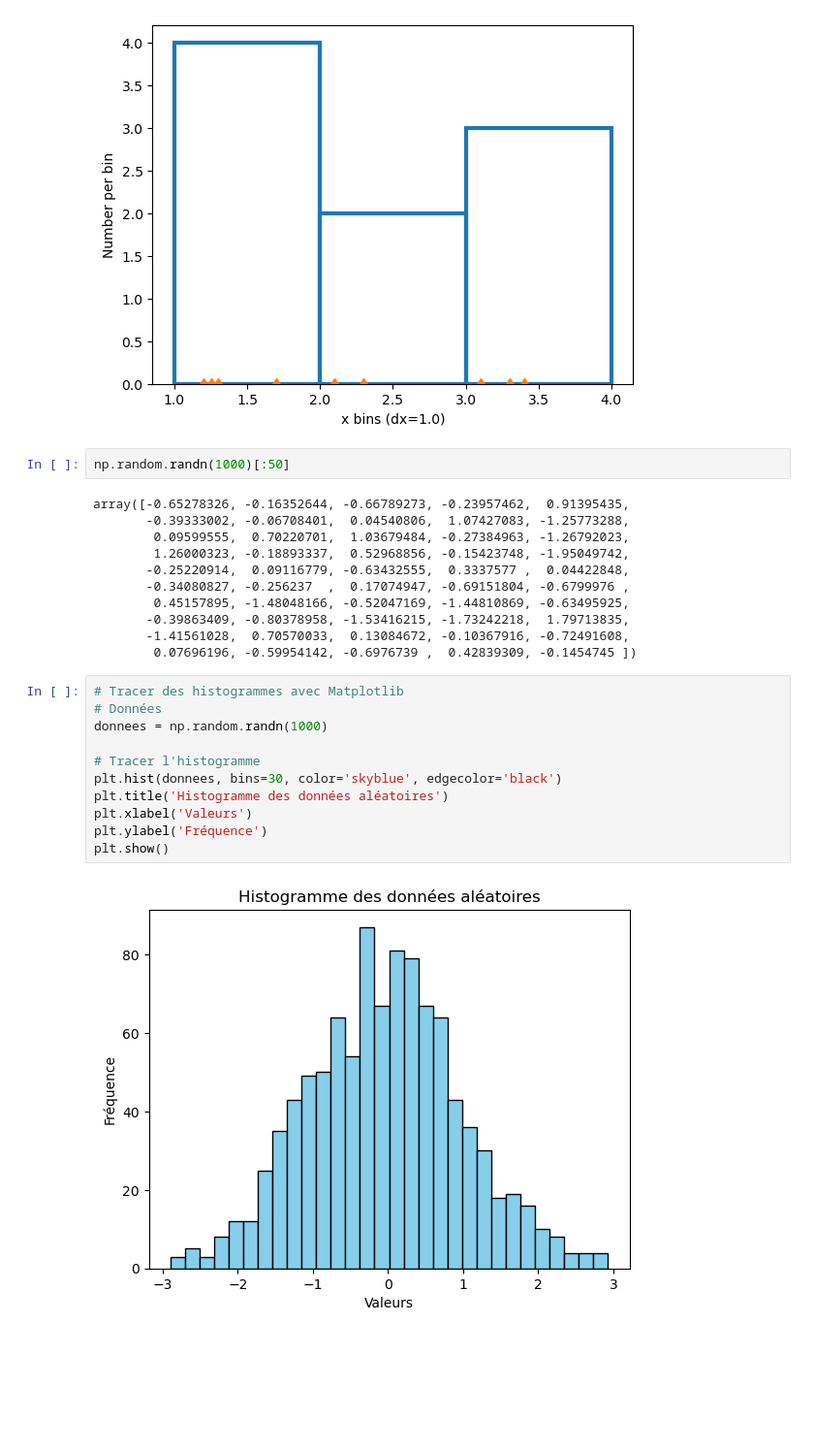
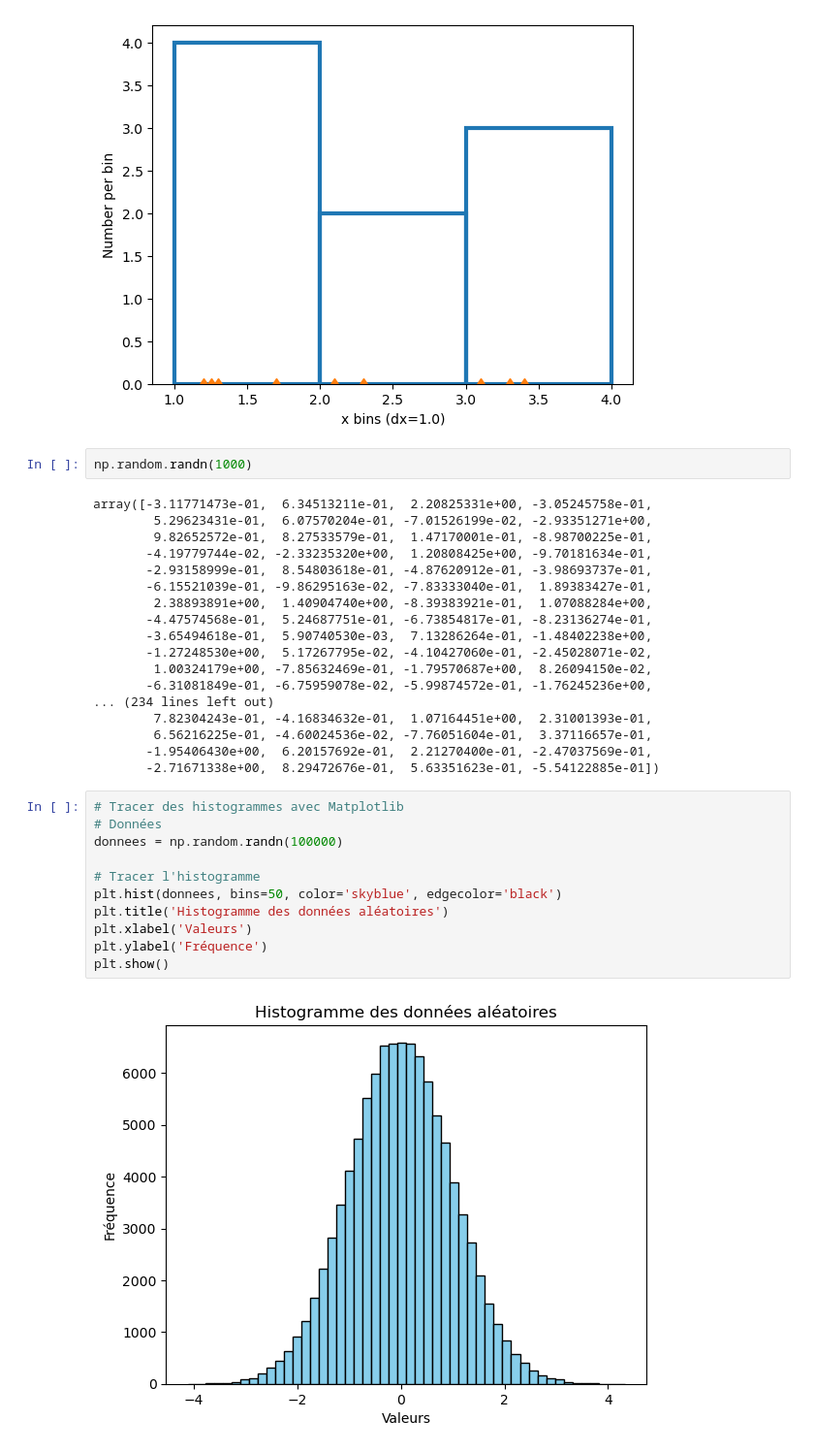
Before and after one commit to ZorroLeVrai/Python.Bureautique, a Jupyter notebook: Notebooks/Visualisation_de_donnees_matplotlib.ipynb, the cells around one changed output. Shown at 97% size. Cells and saved outputs as stored; diff of their text form; blank space fills up the shorter version.

```diff
--- a/Notebooks/Visualisation_de_donnees_matplotlib.ipynb
+++ b/Notebooks/Visualisation_de_donnees_matplotlib.ipynb
@@ -140,30 +140,37 @@ plt.show()
 # %% [output]
 [figure]
 # %%
-np.random.randn(1000)[:50]
+np.random.randn(1000)
 # %% [output]
-array([-0.65278326, -0.16352644, -0.66789273, -0.23957462,  0.91395435,
-       -0.39333002, -0.06708401,  0.04540806,  1.07427083, -1.25773288,
-        0.09599555,  0.70220701,  1.03679484, -0.27384963, -1.26792023,
-        1.26000323, -0.18893337,  0.52968856, -0.15423748, -1.95049742,
-       -0.25220914,  0.09116779, -0.63432555,  0.3337577 ,  0.04422848,
-       -0.34080827, -0.256237  ,  0.17074947, -0.69151804, -0.6799976 ,
-        0.45157895, -1.48048166, -0.52047169, -1.44810869, -0.63495925,
-       -0.39863409, -0.80378958, -1.53416215, -1.73242218,  1.79713835,
-       -1.41561028,  0.70570033,  0.13084672, -0.10367916, -0.72491608,
-        0.07696196, -0.59954142, -0.6976739 ,  0.42839309, -0.1454745 ])
+array([-3.11771473e-01,  6.34513211e-01,  2.20825331e+00, -3.05245758e-01,
+        5.29623431e-01,  6.07570204e-01, -7.01526199e-02, -2.93351271e+00,
+        9.82652572e-01,  8.27533579e-01,  1.47170001e-01, -8.98700225e-01,
+       -4.19779744e-02, -2.33235320e+00,  1.20808425e+00, -9.70181634e-01,
+       -2.93158999e-01,  8.54803618e-01, -4.87620912e-01, -3.98693737e-01,
+       -6.15521039e-01, -9.86295163e-02, -7.83333040e-01,  1.89383427e-01,
+        2.38893891e+00,  1.40904740e+00, -8.39383921e-01,  1.07088284e+00,
+       -4.47574568e-01,  5.24687751e-01, -6.73854817e-01, -8.23136274e-01,
+       -3.65494618e-01,  5.90740530e-03,  7.13286264e-01, -1.48402238e+00,
+       -1.27248530e+00,  5.17267795e-02, -4.10427060e-01, -2.45028071e-02,
+        1.00324179e+00, -7.85632469e-01, -1.79570687e+00,  8.26094150e-02,
+       -6.31081849e-01, -6.75959078e-02, -5.99874572e-01, -1.76245236e+00,
+... (234 lines left out)
+        7.82304243e-01, -4.16834632e-01,  1.07164451e+00,  2.31001393e-01,
+        6.56216225e-01, -4.60024536e-02, -7.76051604e-01,  3.37116657e-01,
+       -1.95406430e+00,  6.20157692e-01,  2.21270400e-01, -2.47037569e-01,
+       -2.71671338e+00,  8.29472676e-01,  5.63351623e-01, -5.54122885e-01])
 # %%
 # Tracer des histogrammes avec Matplotlib
 # Données
-donnees = np.random.randn(1000)
+donnees = np.random.randn(100000)
 
 # Tracer l'histogramme
-plt.hist(donnees, bins=30, color='skyblue', edgecolor='black')
+plt.hist(donnees, bins=50, color='skyblue', edgecolor='black')
 plt.title('Histogramme des données aléatoires')
 plt.xlabel('Valeurs')
 plt.ylabel('Fréquence')
 plt.show()
 # %% [output]
-[figure, old version]
+[figure, new version]
 # %%
 # Données pour le Pie Chart
```
Also changed, not shown: parts of 1 cell of this notebook, 1 other file.
